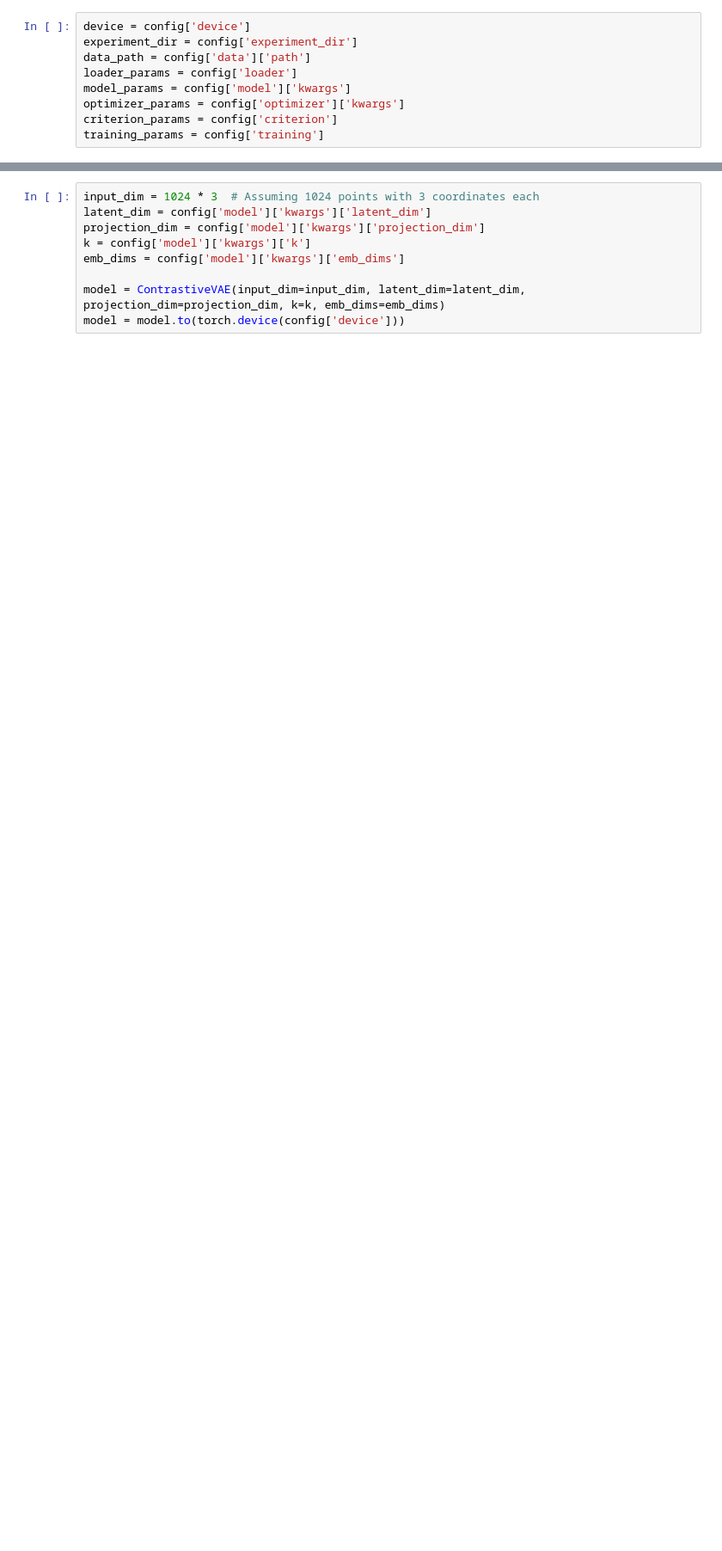
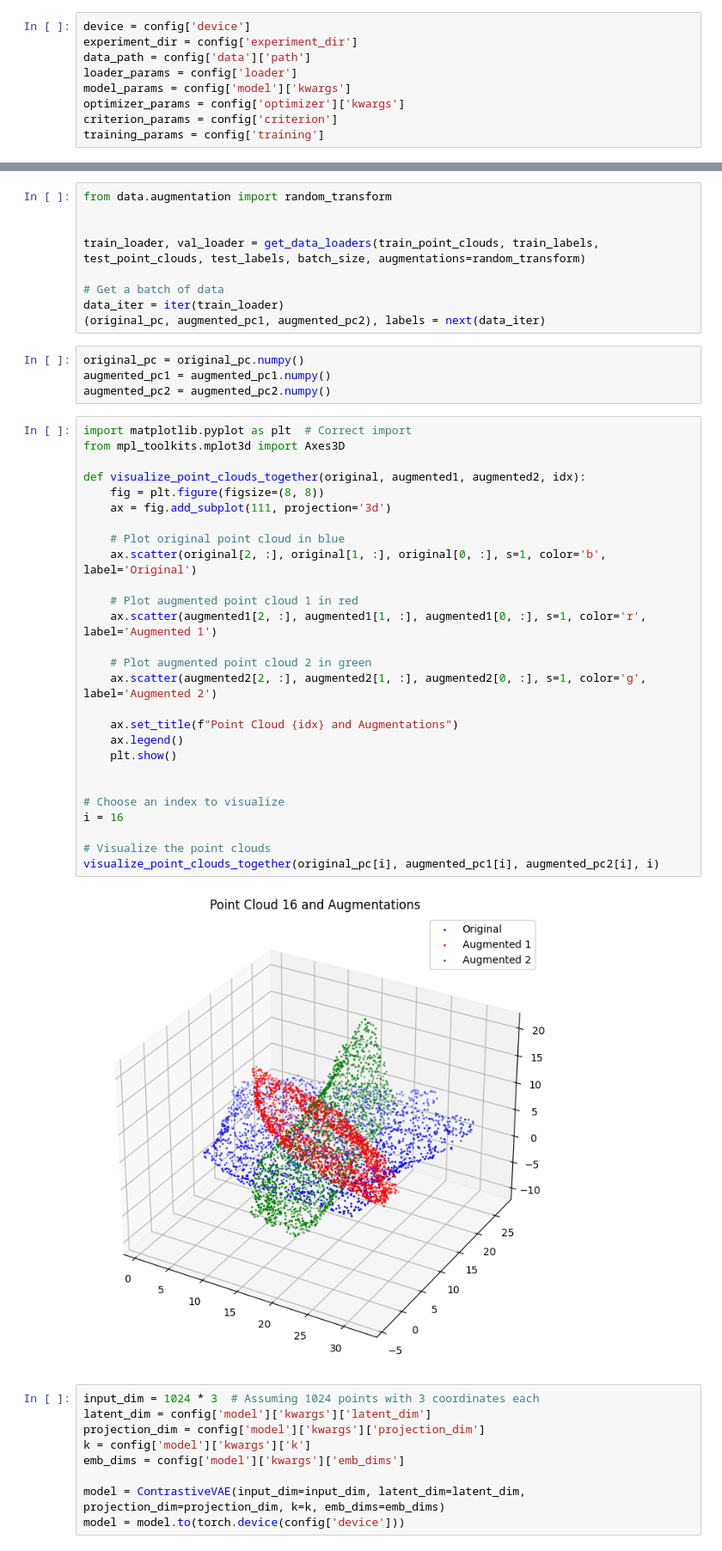
Before and after one commit to xu-ziwei/ContrastiveVAE, a Jupyter notebook: src/notebook/test.ipynb, the cells around one changed output, grey strips where cells are left out. Shown at 86% size. Cells and saved outputs as stored; diff of their text form; blank space fills up the shorter version.

Commit message:
add augmentation positive pair

```diff
--- a/src/notebook/test.ipynb
+++ b/src/notebook/test.ipynb
@@ -33,3 +31,45 @@ train_loader, val_loader = get_data_loaders(train_point_clouds, train_labels, te
+# %%
+from data.augmentation import random_transform
+
+
+train_loader, val_loader = get_data_loaders(train_point_clouds, train_labels, test_point_clouds, test_labels, batch_size, augmentations=random_transform)
+
+# Get a batch of data
+data_iter = iter(train_loader)
+(original_pc, augmented_pc1, augmented_pc2), labels = next(data_iter)
+# %%
+original_pc = original_pc.numpy()
+augmented_pc1 = augmented_pc1.numpy()
+augmented_pc2 = augmented_pc2.numpy()
+# %%
+import matplotlib.pyplot as plt  # Correct import
+from mpl_toolkits.mplot3d import Axes3D
+
+def visualize_point_clouds_together(original, augmented1, augmented2, idx):
+    fig = plt.figure(figsize=(8, 8))
+    ax = fig.add_subplot(111, projection='3d')
+
+    # Plot original point cloud in blue
+    ax.scatter(original[2, :], original[1, :], original[0, :], s=1, color='b', label='Original')
+
+    # Plot augmented point cloud 1 in red
+    ax.scatter(augmented1[2, :], augmented1[1, :], augmented1[0, :], s=1, color='r', label='Augmented 1')
+
+    # Plot augmented point cloud 2 in green
+    ax.scatter(augmented2[2, :], augmented2[1, :], augmented2[0, :], s=1, color='g', label='Augmented 2')
+
+    ax.set_title(f"Point Cloud {idx} and Augmentations")
+    ax.legend()
+    plt.show()
+
+
+# Choose an index to visualize
+i = 16
+
+# Visualize the point clouds
+visualize_point_clouds_together(original_pc[i], augmented_pc1[i], augmented_pc2[i], i)
+# %% [output]
+[figure, added]
 # %%
 input_dim = 1024 * 3  # Assuming 1024 points with 3 coordinates each
 latent_dim = config['model']['kwargs']['latent_dim']
```
Also changed, not shown: parts of 3 cells of this notebook, 5 other files.
